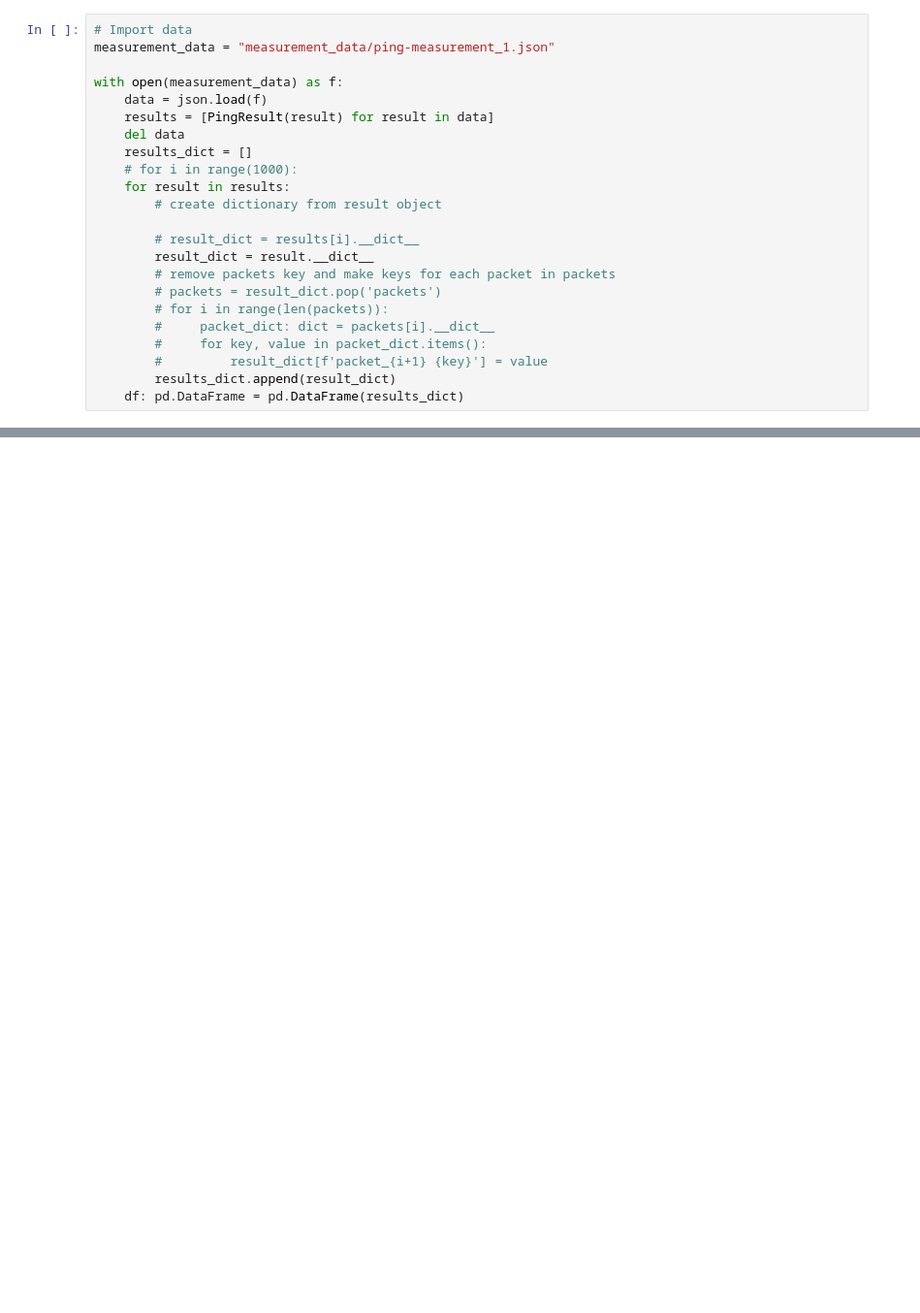
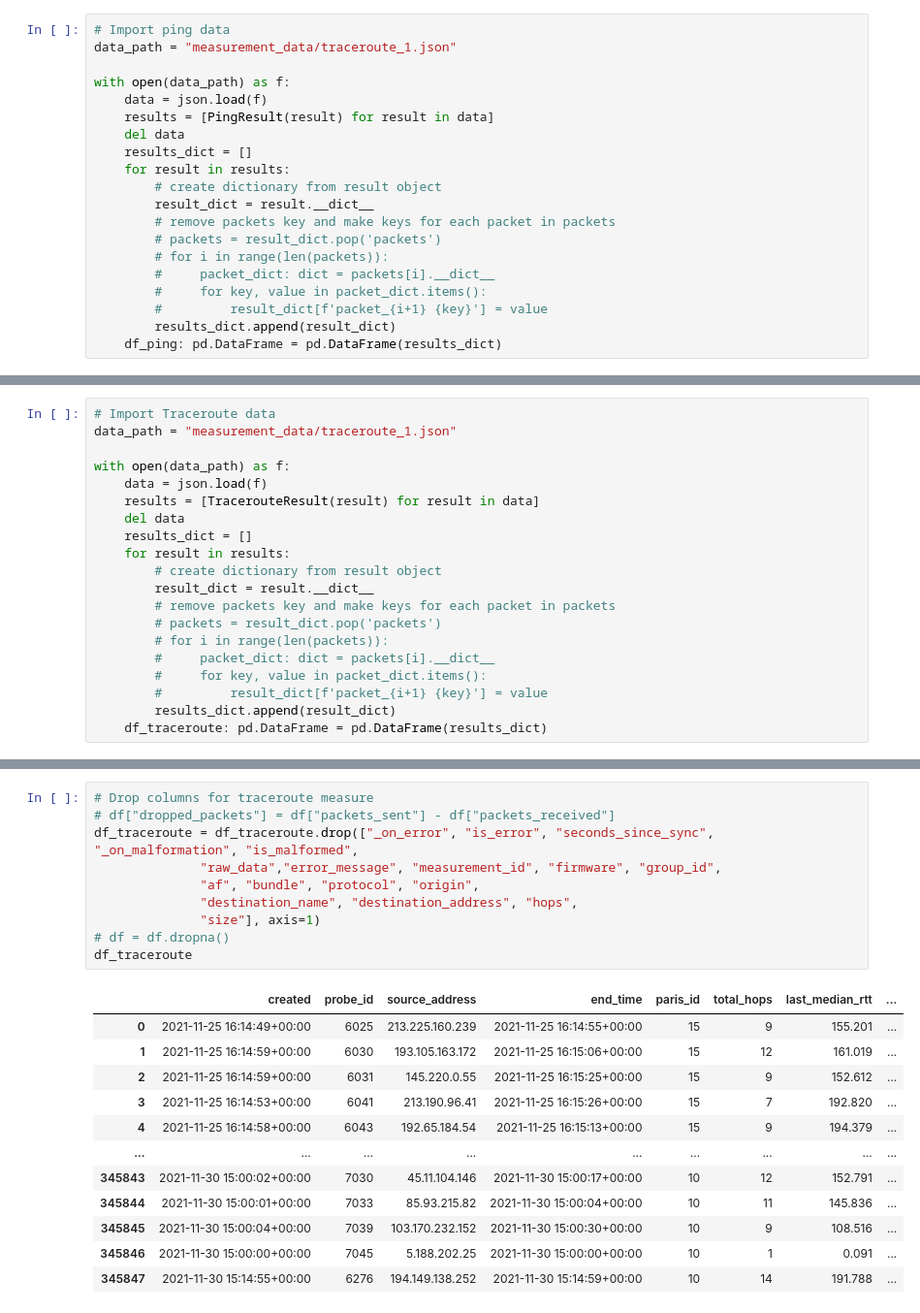
Before and after one commit to Wolframfriele/ripe-alerts-AI, a Jupyter notebook: convert_data.ipynb, the cells around one changed output, grey strips where cells are left out. Shown at 97% size. Drawn from its saved outputs; the diff is of its cells as text; blank space fills up the shorter version.

Commit message:
Begin with adding traceroute support

```diff
--- a/convert_data.ipynb
+++ b/convert_data.ipynb
@@ -12,19 +7,16 @@ from luminol.anomaly_detector import AnomalyDetector
 import warnings
 warnings.filterwarnings('ignore')
 # %%
-# Import data
-measurement_data = "measurement_data/ping-measurement_1.json"
+# Import ping data
+data_path = "measurement_data/traceroute_1.json"
 
-with open(measurement_data) as f:
+with open(data_path) as f:
     data = json.load(f)
     results = [PingResult(result) for result in data]
     del data
     results_dict = []
-    # for i in range(1000):
     for result in results:
         # create dictionary from result object
-
-        # result_dict = results[i].__dict__
         result_dict = result.__dict__
         # remove packets key and make keys for each packet in packets
         # packets = result_dict.pop('packets')
@@ -33,5 +25,5 @@ with open(measurement_data) as f:
         #     for key, value in packet_dict.items():
         #         result_dict[f'packet_{i+1} {key}'] = value
         results_dict.append(result_dict)
-    df: pd.DataFrame = pd.DataFrame(results_dict)
+    df_ping: pd.DataFrame = pd.DataFrame(results_dict)
 # %%
@@ -89,0 +42,20 @@ df.to_feather("measurement_data/ping-measurement_1.feather")
+# %%
+# Import Traceroute data
+data_path = "measurement_data/traceroute_1.json"
+
+with open(data_path) as f:
+    data = json.load(f)
+    results = [TracerouteResult(result) for result in data]
+    del data
+    results_dict = []
+    for result in results:
+        # create dictionary from result object
+        result_dict = result.__dict__
+        # remove packets key and make keys for each packet in packets
+        # packets = result_dict.pop('packets')
+        # for i in range(len(packets)):
+        #     packet_dict: dict = packets[i].__dict__
+        #     for key, value in packet_dict.items():
+        #         result_dict[f'packet_{i+1} {key}'] = value
+        results_dict.append(result_dict)
+    df_traceroute: pd.DataFrame = pd.DataFrame(results_dict)
@@ -89,0 +80,23 @@ df.to_feather("measurement_data/ping-measurement_1.feather")
+# %%
+# Drop columns for traceroute measure
+# df["dropped_packets"] = df["packets_sent"] - df["packets_received"]
+df_traceroute = df_traceroute.drop(["_on_error", "is_error", "seconds_since_sync", "_on_malformation", "is_malformed",
+              "raw_data","error_message", "measurement_id", "firmware", "group_id",
+              "af", "bundle", "protocol", "origin",
+              "destination_name", "destination_address", "hops",
+              "size"], axis=1)
+# df = df.dropna()
+df_traceroute
+# %% [output]
+|  | created | probe_id | source_address | end_time | paris_id | total_hops | last_median_rtt | ... |
+| 0 | 2021-11-25 16:14:49+00:00 | 6025 | 213.225.160.239 | 2021-11-25 16:14:55+00:00 | 15 | 9 | 155.201 | ... |
+| 1 | 2021-11-25 16:14:59+00:00 | 6030 | 193.105.163.172 | 2021-11-25 16:15:06+00:00 | 15 | 12 | 161.019 | ... |
+| 2 | 2021-11-25 16:14:59+00:00 | 6031 | 145.220.0.55 | 2021-11-25 16:15:25+00:00 | 15 | 9 | 152.612 | ... |
+| 3 | 2021-11-25 16:14:53+00:00 | 6041 | 213.190.96.41 | 2021-11-25 16:15:26+00:00 | 15 | 7 | 192.820 | ... |
+| 4 | 2021-11-25 16:14:58+00:00 | 6043 | 192.65.184.54 | 2021-11-25 16:15:13+00:00 | 15 | 9 | 194.379 | ... |
+| ... | ... | ... | ... | ... | ... | ... | ... | ... |
+| 345843 | 2021-11-30 15:00:02+00:00 | 7030 | 45.11.104.146 | 2021-11-30 15:00:17+00:00 | 10 | 12 | 152.791 | ... |
+| 345844 | 2021-11-30 15:00:01+00:00 | 7033 | 85.93.215.82 | 2021-11-30 15:00:04+00:00 | 10 | 11 | 145.836 | ... |
+| 345845 | 2021-11-30 15:00:04+00:00 | 7039 | 103.170.232.152 | 2021-11-30 15:00:30+00:00 | 10 | 9 | 108.516 | ... |
+| 345846 | 2021-11-30 15:00:00+00:00 | 7045 | 5.188.202.25 | 2021-11-30 15:00:00+00:00 | 10 | 1 | 0.091 | ... |
+| 345847 | 2021-11-30 15:14:55+00:00 | 6276 | 194.149.138.252 | 2021-11-30 15:14:59+00:00 | 10 | 14 | 191.788 | ... |
```
Also changed, not shown: parts of 8 cells of this notebook, 2 other files.
